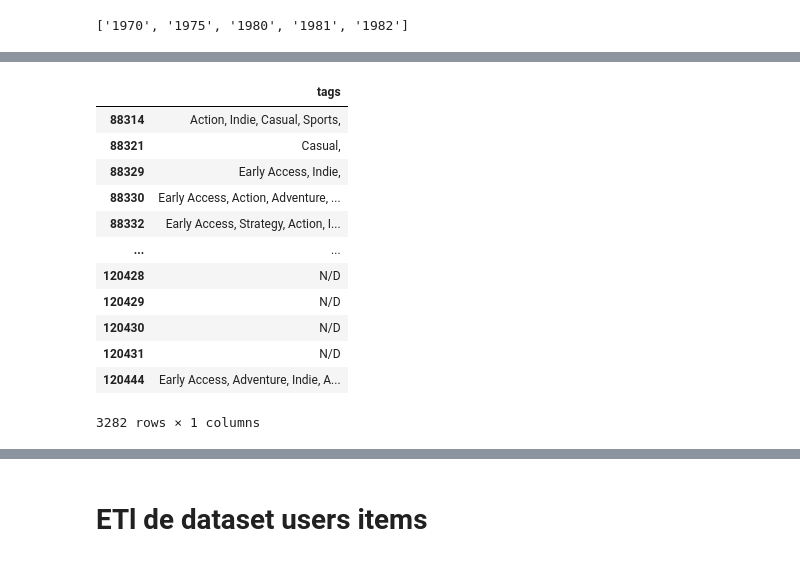
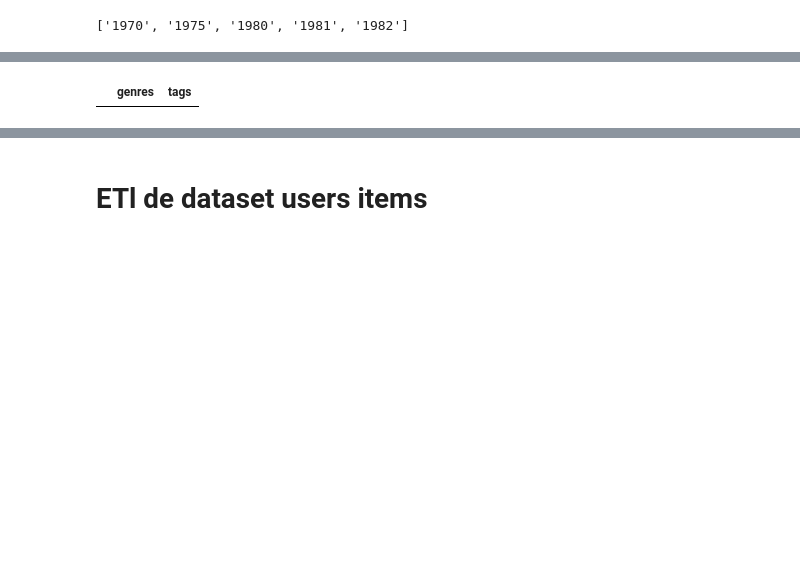
Before and after one commit to JUrielCerecero/PI-MLOPS, a Jupyter notebook: ETL.ipynb, the cells around one changed output, grey strips where cells are left out. Drawn from its saved outputs; the diff is of its cells as text; code cells hidden in the pictures; blank space fills up the shorter version.

```diff
--- a/ETL.ipynb
+++ b/ETL.ipynb
@@ -278,0 +393,17 @@ dfjuegos.head()
+# %%
+#hacemos webscrapping con los generos que no sabemos
+for a in dfjuegos['url'][dfjuegos.genres.isnull()]:
+    url=a
+    response = requests.get(url)
+    html = response.text
+    soup = BeautifulSoup(html, 'html.parser')
+    div_subtitulo = soup.find('div', class_='block_content_inner')
+    try:
+        for b in div_subtitulo.text.split('\n'):
+            if 'Genre' in b:
+                b=b.replace('Genre: ','')
+                dfjuegos.loc[dfjuegos.url==a,'genres']=b
+                print(f'nulos restantes:{dfjuegos.genres.isnull().sum()}')
+                break
+    except:
+        continue
@@ -280,9 +434,15 @@ dfjuegos.head()
 # creamos una lista con los generos existentes
 generos=[]
 for a in dfjuegos.genres.dropna().drop_duplicates():
-    for b in a:
-        if b not in generos:
-            generos.append(b)
+    if type(a)==list:
+        for b in a:
+            if b not in generos:
+                generos.append(b)
+    else:
+        for c in a.split(', '):
+            c=c.strip("'[] ")
+            if c not in generos:
+                generos.append(c)
 generos=sorted(generos)
 print(generos)
 # %% [output]
@@ -316,29 +480,21 @@ len(generos)
+# %%
+
+dfjuegos=pd.merge(dfjuegos,dfoutput[['id','tags']],left_on='Id_juego',right_on='id',how='inner')
 # %%
 # En la columna tags tenemos algunos valores de los generos que faltan en la columna generos
 #los tomareos de ahi haciendonuna lista solo con los generos que tenenos ya en la columna generos
 def genero(lista,lista2):
-    b=''
+    b=[]
     for a in lista:
         if a in lista2:
-            b+=a+', '
-    b=b.rstrip(',')
+            b.append(a)
+    if len(b)==0:
+        b.append('N/D')
     return b
 #rellenamos con 'N/D' para poder identificar los generos donde no sabemos que valor imputar
 dfjuegos.loc[dfjuegos.tags.isna(),'tags']='N/D'
-dfjuegos['tags']=dfjuegos.tags.apply(lambda x: genero(x,generos))
-dfjuegos.loc[dfjuegos.tags=='','tags']='N/D'
-dfjuegos.loc[(dfjuegos.genres.isnull())&(~dfjuegos.tags.isnull()),['tags']]
+dfjuegos.loc[(dfjuegos.genres.isnull())&(~dfjuegos.tags.isnull()),'tags']=dfjuegos.loc[(dfjuegos.genres.isnull())&(~dfjuegos.tags.isnull()),'tags'].apply(lambda x: genero(x,generos))
+dfjuegos.loc[(dfjuegos.genres.isnull())&(~dfjuegos.tags.isnull()),'genres']=dfjuegos.loc[(dfjuegos.genres.isnull())&(~dfjuegos.tags.isnull()),'tags']
+dfjuegos.loc[(dfjuegos.genres.isnull())&(~dfjuegos.tags.isnull()),['genres','tags']]
 # %% [output]
-|  | tags |
-| 88314 | Action, Indie, Casual, Sports, |
-| 88321 | Casual, |
-| 88329 | Early Access, Indie, |
-| 88330 | Early Access, Action, Adventure, ... |
-| 88332 | Early Access, Strategy, Action, I... |
-| ... | ... |
-| 120428 | N/D |
-| 120429 | N/D |
-| 120430 | N/D |
-| 120431 | N/D |
-| 120444 | Early Access, Adventure, Indie, A... |
+|  | genres | tags |
-3282 rows × 1 columns
```
Also changed, not shown: parts of 58 cells of this notebook, 2 other files.
